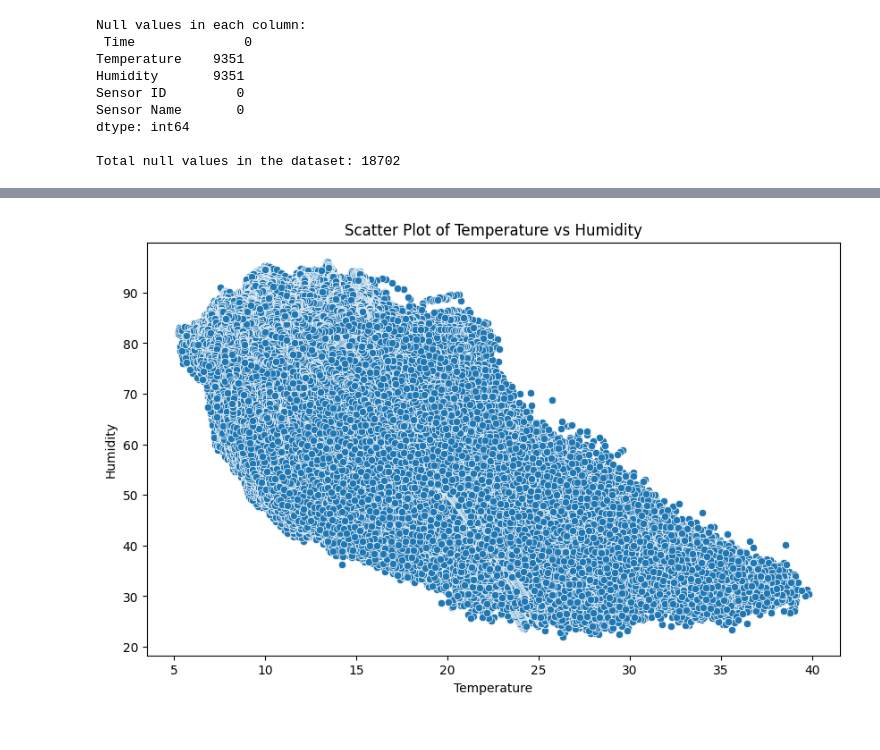
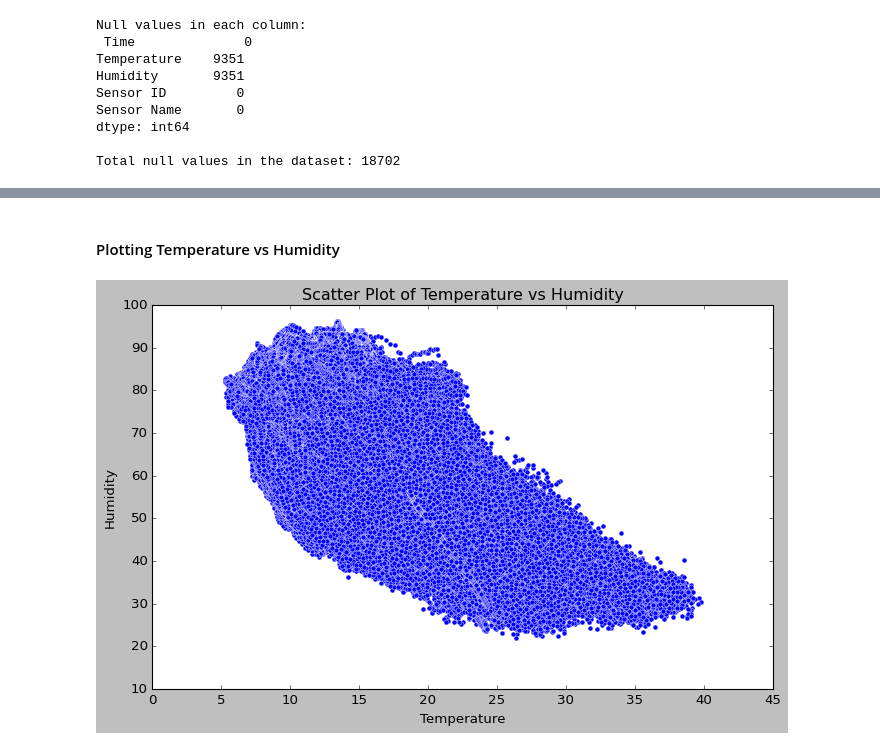
Before and after one commit to Abinesh-11/Dessertation, a Jupyter notebook: Final Project.ipynb, the cells around one changed output, grey strips where cells are left out. Saved outputs shown, nothing was run; the diff lists cells and outputs as text; code cells hidden in the pictures.

```diff
--- a/Final Project.ipynb
+++ b/Final Project.ipynb
@@ -350,16 +401,20 @@ Filled and sorted data saved to Imputed_data.xlsx
+# %% [markdown]
+#### Plotting Temperature vs Humidity
 # %%
 # Filter data to ensure no NaNs in the columns of interest
 df_filtered = filled_data_sorted[['Temperature', 'Humidity']].dropna()
+
+plt.style.use('classic')
 
 # Create the scatter plot
 plt.figure(figsize=(10, 6))
 sns.scatterplot(x='Temperature', y='Humidity', data=df_filtered)
 plt.title('Scatter Plot of Temperature vs Humidity')
 plt.xlabel('Temperature')
 plt.ylabel('Humidity')
 plt.show()
 # %% [output]
-[figure, old version]
+[figure, new version]
 # %%
 filled_data_sorted.head()
 # %% [output]
```
Also changed, not shown: parts of 198 cells of this notebook, 17 other files.
